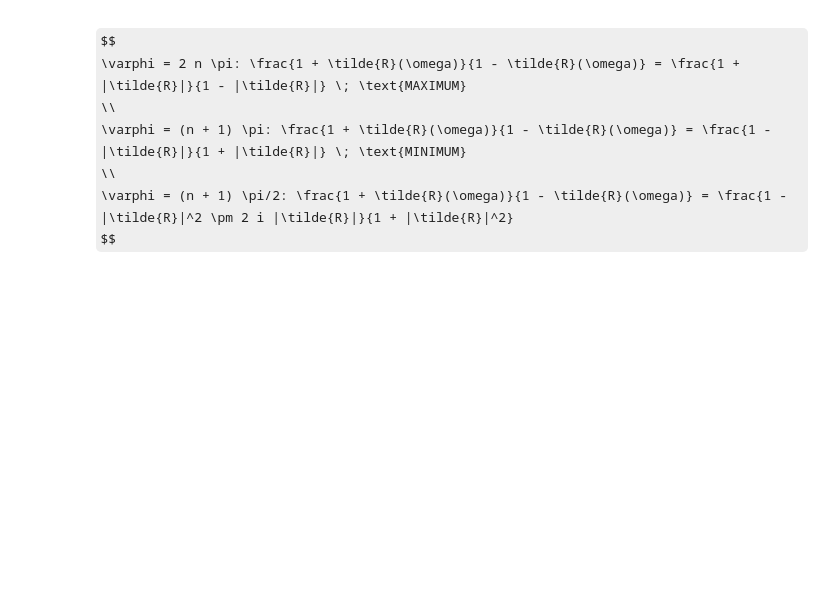
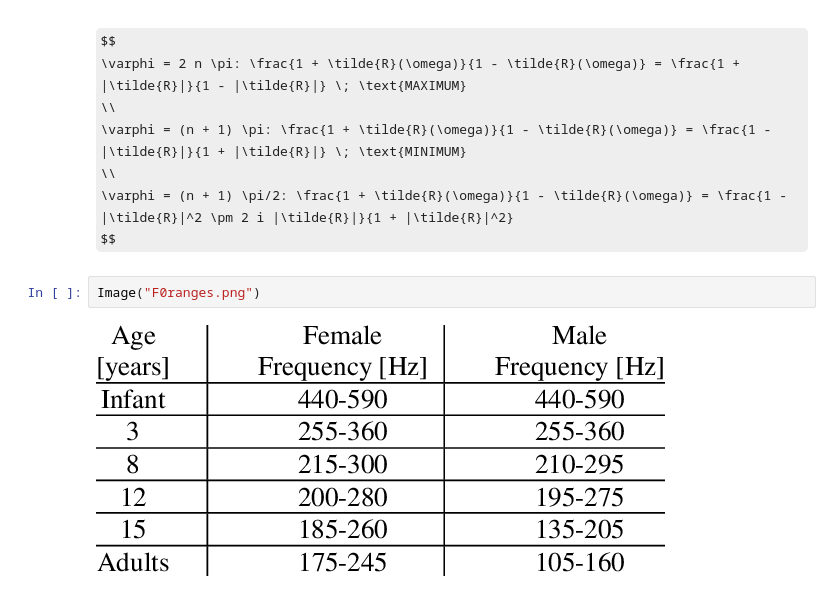
Before and after one commit to MammalianVoiceProduction/SOVTE, a Jupyter notebook: SOVTEsWork.ipynb, the cells around one changed output. Drawn from its saved outputs; the diff is of its cells as text; some formulas as TeX source; blank space fills up the shorter version.

```diff
--- a/SOVTEsWork.ipynb
+++ b/SOVTEsWork.ipynb
@@ -891,3 +891,7 @@ $$
 \\
 \varphi = (n + 1) \pi/2: \frac{1 + \tilde{R}(\omega)}{1 - \tilde{R}(\omega)} = \frac{1 - |\tilde{R}|^2 \pm 2 i |\tilde{R}|}{1 + |\tilde{R}|^2}
 $$
+# %%
+Image("F0ranges.png")
+# %% [output]
+[figure, added]
```
Also changed, not shown: parts of 1 cell of this notebook.
